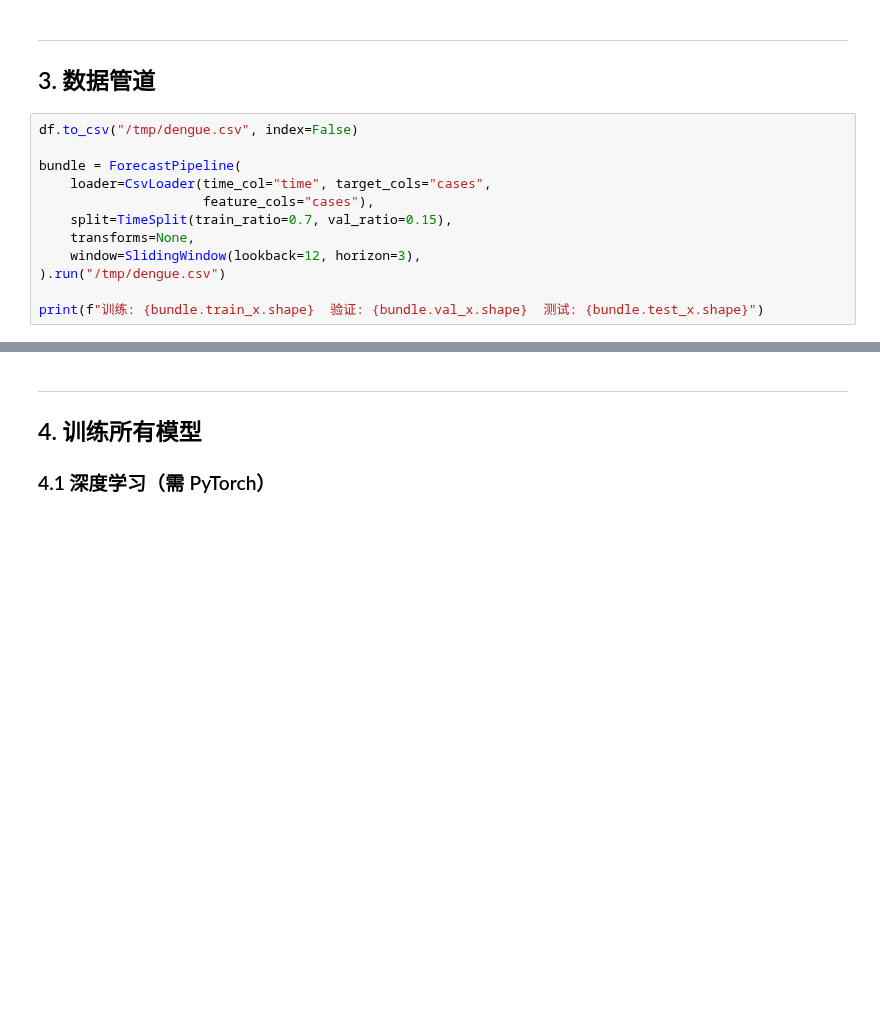
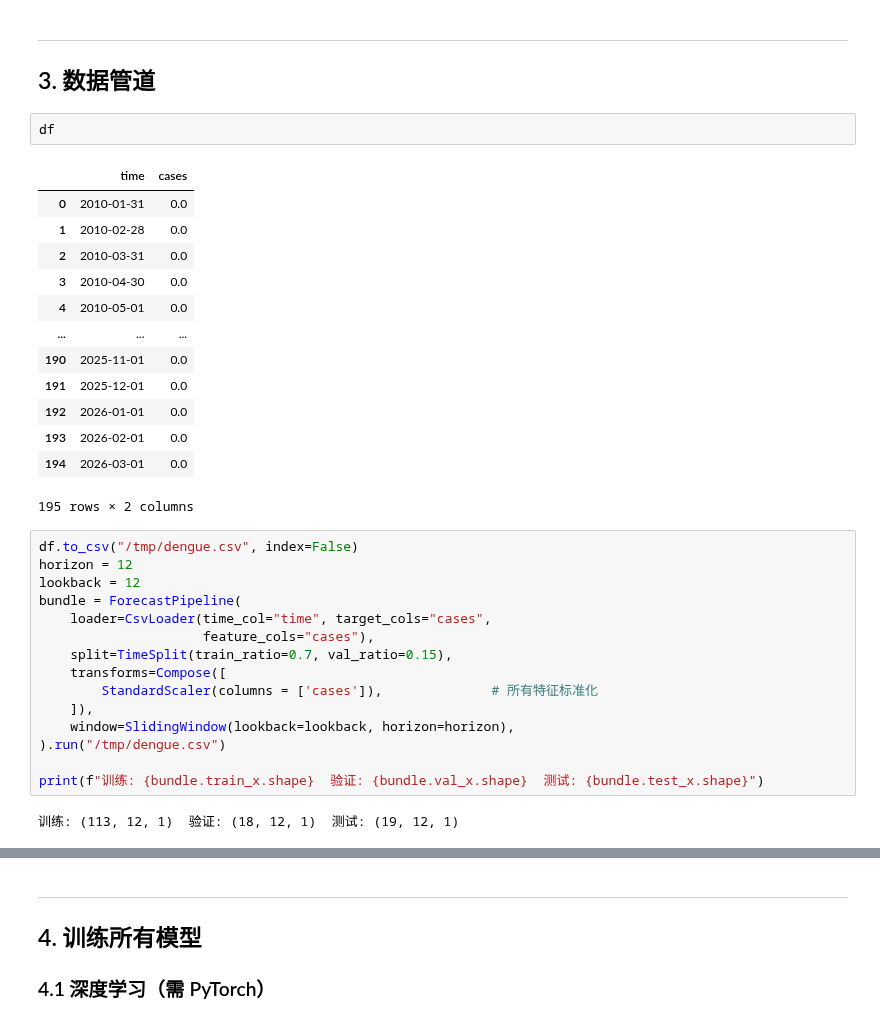
Before and after one commit to 1511878618/EpiAI, a Jupyter notebook: tutorial/tutorial-dengue.ipynb, the cells around one changed output, grey strips where cells are left out. Saved outputs shown, nothing was run; the diff lists cells and outputs as text; blank space fills up the shorter version.

```diff
--- a/tutorial/tutorial-dengue.ipynb
+++ b/tutorial/tutorial-dengue.ipynb
@@ -45,15 +70,36 @@ plt.ylabel("病例数"); plt.grid(alpha=0.3); plt.show()
 ---
 
 ## 3. 数据管道
+# %%
+df
+# %% [output]
+|  | time | cases |
+| 0 | 2010-01-31 | 0.0 |
+| 1 | 2010-02-28 | 0.0 |
+| 2 | 2010-03-31 | 0.0 |
+| 3 | 2010-04-30 | 0.0 |
+| 4 | 2010-05-01 | 0.0 |
+| ... | ... | ... |
+| 190 | 2025-11-01 | 0.0 |
+| 191 | 2025-12-01 | 0.0 |
+| 192 | 2026-01-01 | 0.0 |
+| 193 | 2026-02-01 | 0.0 |
+| 194 | 2026-03-01 | 0.0 |
+195 rows × 2 columns
 # %%
 df.to_csv("/tmp/dengue.csv", index=False)
-
+horizon = 12
+lookback = 12
 bundle = ForecastPipeline(
     loader=CsvLoader(time_col="time", target_cols="cases",
                      feature_cols="cases"),
     split=TimeSplit(train_ratio=0.7, val_ratio=0.15),
-    transforms=None,
-    window=SlidingWindow(lookback=12, horizon=3),
+    transforms=Compose([
+        StandardScaler(columns = ['cases']),              # 所有特征标准化
+    ]),
+    window=SlidingWindow(lookback=lookback, horizon=horizon),
 ).run("/tmp/dengue.csv")
 
 print(f"训练: {bundle.train_x.shape}  验证: {bundle.val_x.shape}  测试: {bundle.test_x.shape}")
+# %% [output]
+训练: (113, 12, 1)  验证: (18, 12, 1)  测试: (19, 12, 1)
```
Also changed, not shown: parts of 14 cells of this notebook, 40 other files.
